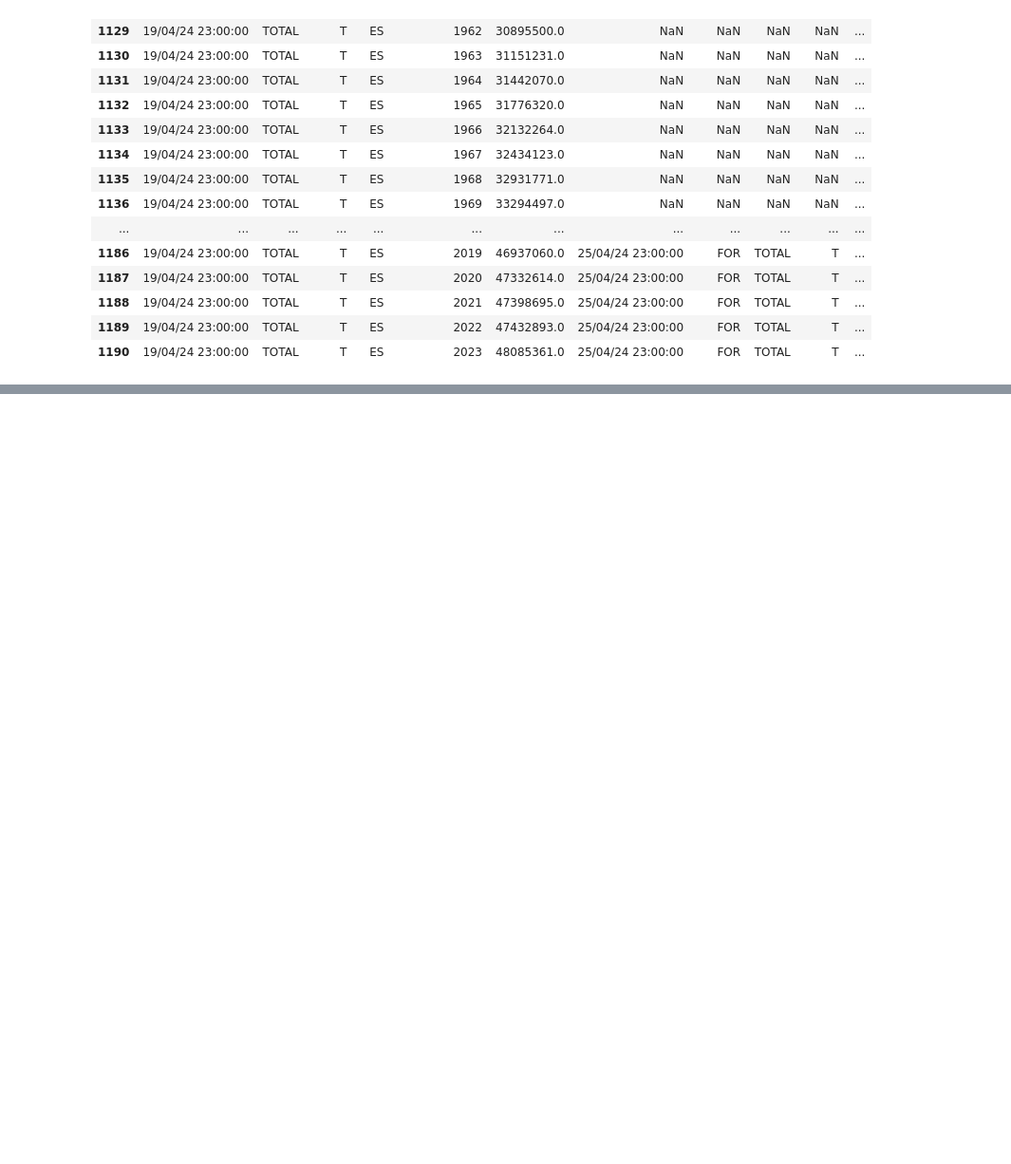
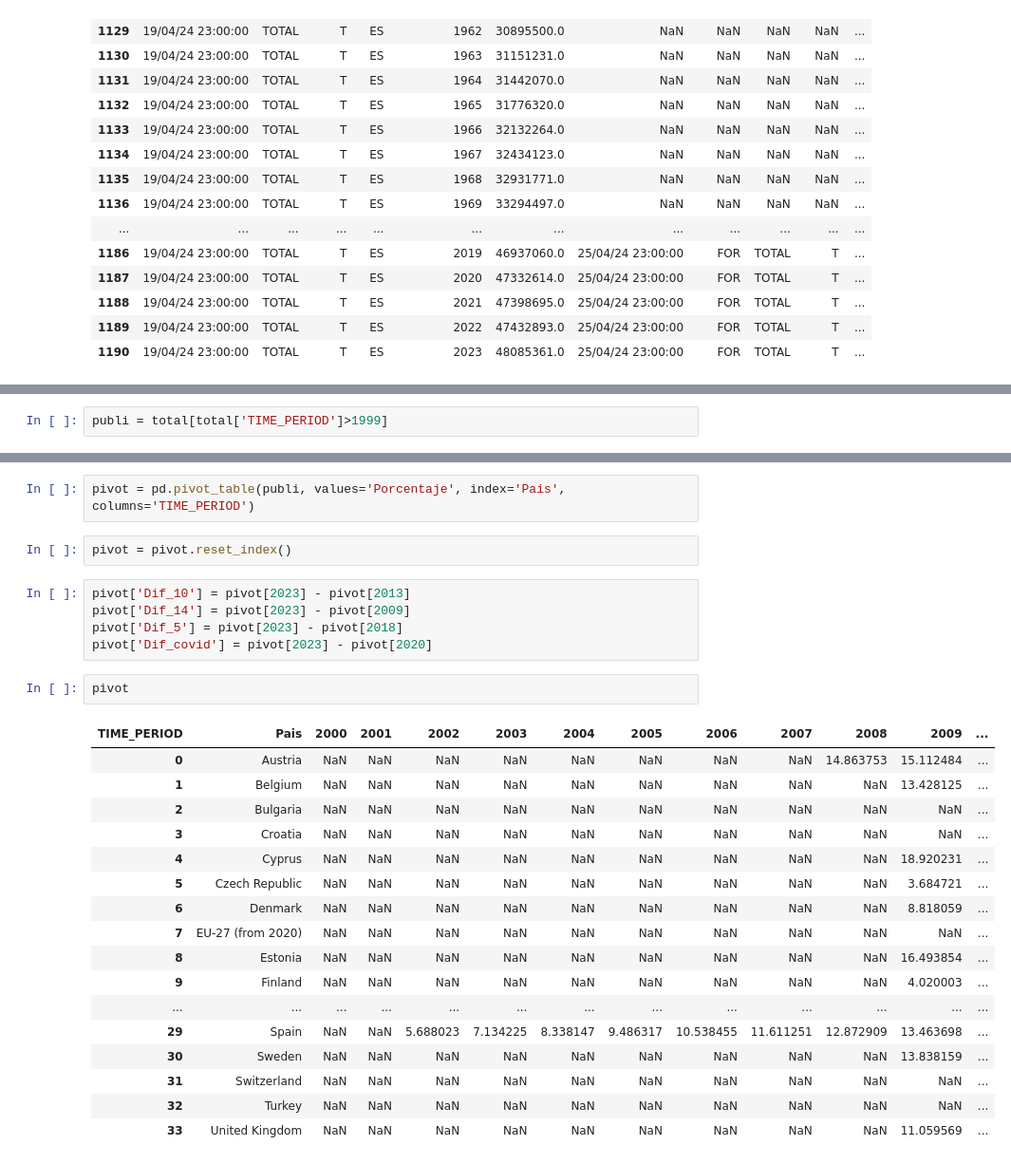
Before and after one commit to Gbau11/Inmigracion, a Jupyter notebook: code/Inmigracion.ipynb, the cells around one changed output, grey strips where cells are left out. Shown at 95% size. Drawn from its saved outputs; the diff is of its cells as text; blank space fills up the shorter version.

```diff
--- a/code/Inmigracion.ipynb
+++ b/code/Inmigracion.ipynb
@@ -159,0 +255,2 @@ total[total['geo']=='ES']
+# %%
+publi = total[total['TIME_PERIOD']>1999]
@@ -159,0 +301,29 @@ total[total['geo']=='ES']
+# %%
+pivot = pd.pivot_table(publi, values='Porcentaje', index='Pais', columns='TIME_PERIOD')
+# %%
+pivot = pivot.reset_index()
+# %%
+pivot['Dif_10'] = pivot[2023] - pivot[2013]
+pivot['Dif_14'] = pivot[2023] - pivot[2009]
+pivot['Dif_5'] = pivot[2023] - pivot[2018]
+pivot['Dif_covid'] = pivot[2023] - pivot[2020]
+# %%
+pivot
+# %% [output]
+| TIME_PERIOD | Pais | 2000 | 2001 | 2002 | 2003 | 2004 | 2005 | 2006 | 2007 | 2008 | 2009 | ... |
+| 0 | Austria | NaN | NaN | NaN | NaN | NaN | NaN | NaN | NaN | 14.863753 | 15.112484 | ... |
+| 1 | Belgium | NaN | NaN | NaN | NaN | NaN | NaN | NaN | NaN | NaN | 13.428125 | ... |
+| 2 | Bulgaria | NaN | NaN | NaN | NaN | NaN | NaN | NaN | NaN | NaN | NaN | ... |
+| 3 | Croatia | NaN | NaN | NaN | NaN | NaN | NaN | NaN | NaN | NaN | NaN | ... |
+| 4 | Cyprus | NaN | NaN | NaN | NaN | NaN | NaN | NaN | NaN | NaN | 18.920231 | ... |
+| 5 | Czech Republic | NaN | NaN | NaN | NaN | NaN | NaN | NaN | NaN | NaN | 3.684721 | ... |
+| 6 | Denmark | NaN | NaN | NaN | NaN | NaN | NaN | NaN | NaN | NaN | 8.818059 | ... |
+| 7 | EU-27 (from 2020) | NaN | NaN | NaN | NaN | NaN | NaN | NaN | NaN | NaN | NaN | ... |
+| 8 | Estonia | NaN | NaN | NaN | NaN | NaN | NaN | NaN | NaN | NaN | 16.493854 | ... |
+| 9 | Finland | NaN | NaN | NaN | NaN | NaN | NaN | NaN | NaN | NaN | 4.020003 | ... |
+| ... | ... | ... | ... | ... | ... | ... | ... | ... | ... | ... | ... | ... |
+| 29 | Spain | NaN | NaN | 5.688023 | 7.134225 | 8.338147 | 9.486317 | 10.538455 | 11.611251 | 12.872909 | 13.463698 | ... |
+| 30 | Sweden | NaN | NaN | NaN | NaN | NaN | NaN | NaN | NaN | NaN | 13.838159 | ... |
+| 31 | Switzerland | NaN | NaN | NaN | NaN | NaN | NaN | NaN | NaN | NaN | NaN | ... |
+| 32 | Turkey | NaN | NaN | NaN | NaN | NaN | NaN | NaN | NaN | NaN | NaN | ... |
+| 33 | United Kingdom | NaN | NaN | NaN | NaN | NaN | NaN | NaN | NaN | NaN | 11.059569 | ... |
```
Also changed, not shown: parts of 12 cells of this notebook, 2 other files.
